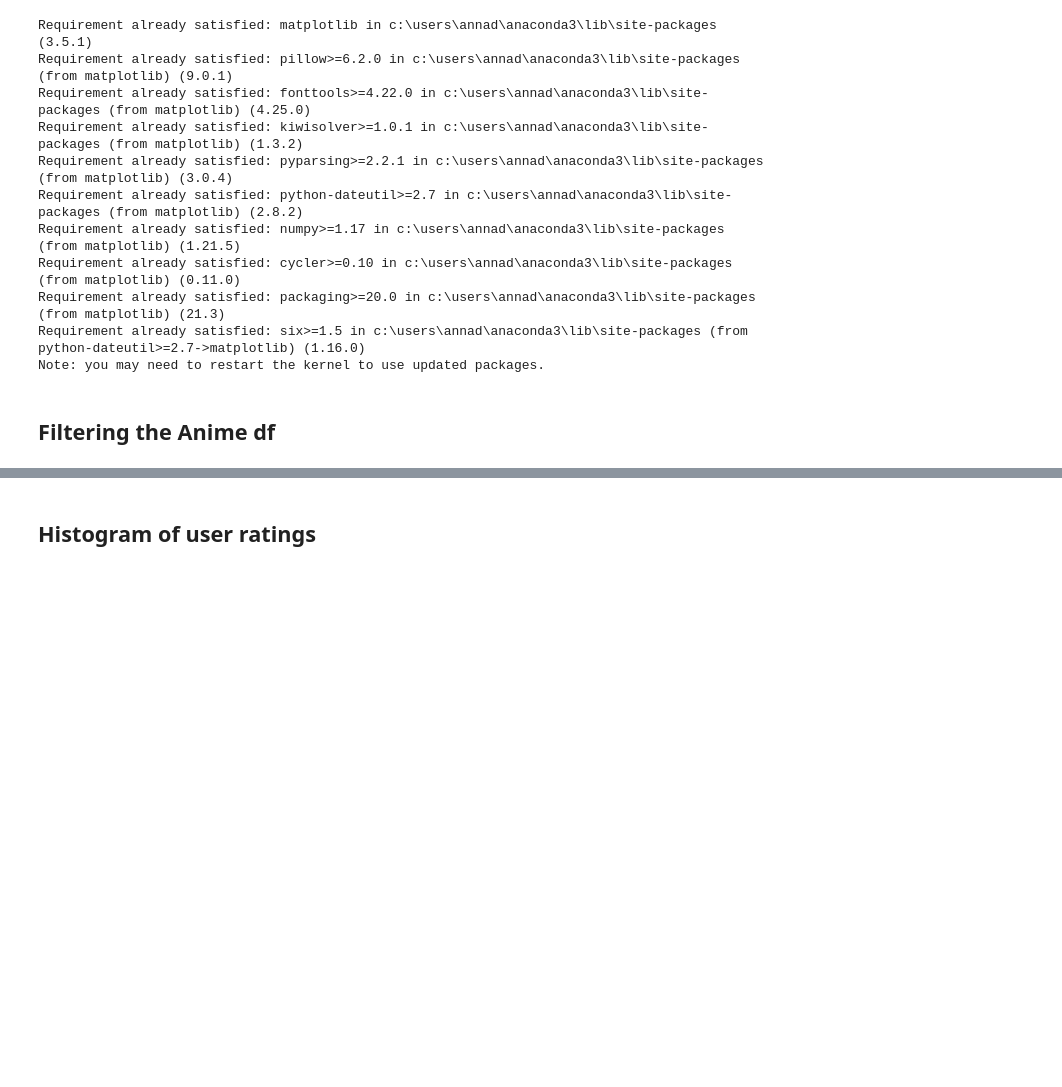
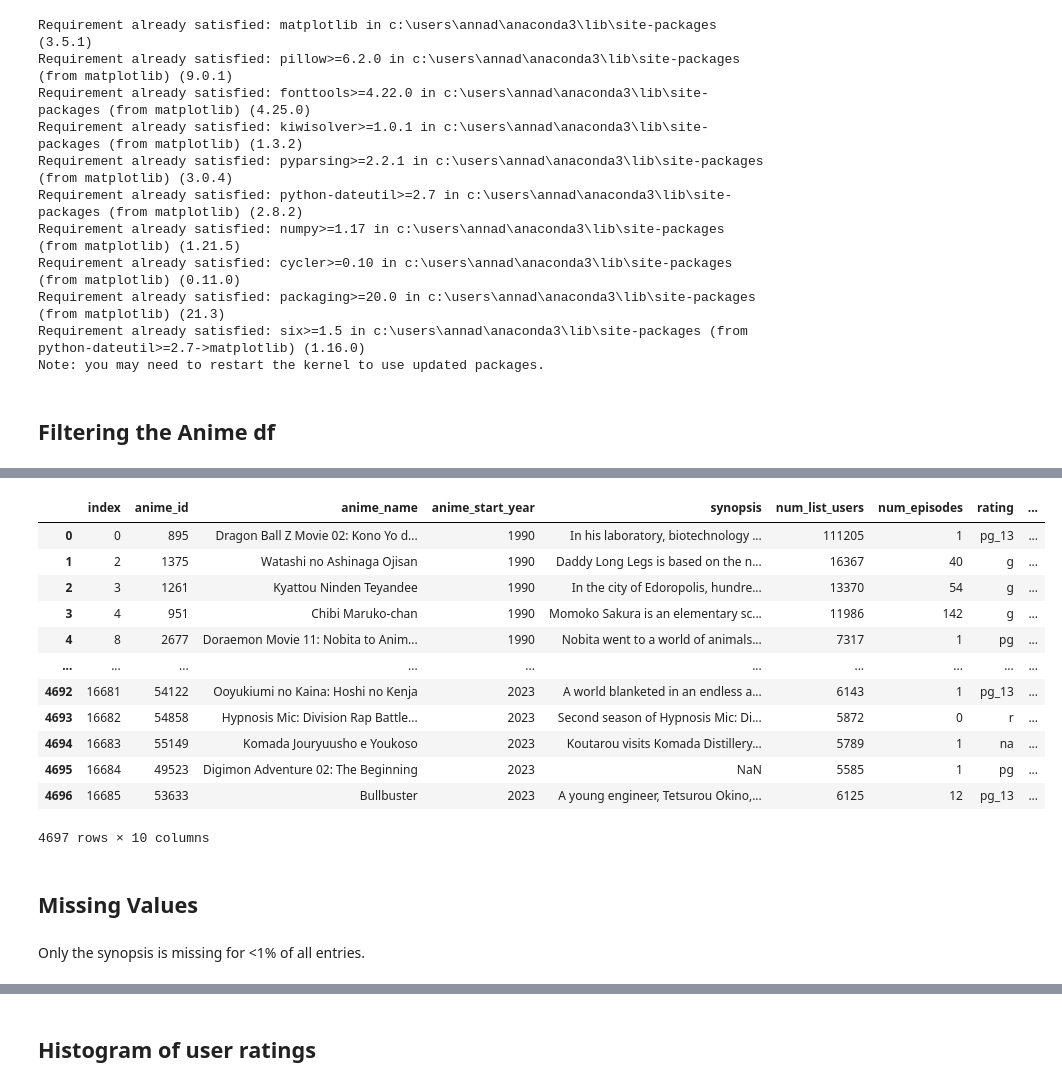
Before and after one commit to annaaa-li/mal_recommender, a Jupyter notebook: data review.ipynb, the cells around one changed output, grey strips where cells are left out. Cells and saved outputs as stored; diff of their text form; code cells hidden in the pictures; blank space fills up the shorter version.

```diff
--- a/data review.ipynb
+++ b/data review.ipynb
@@ -45,0 +59,26 @@ df[df['media_type'].isin(['tv', 'movie'])].loc[df['num_list_users'] >= 10000].re
+# %%
+# reformatting the df so all genres are in one column
+genres = anime["genre1"]+", "+anime["genre2"]+", "+anime["genre3"]+", "+anime["genre4"]+", "+ anime["genre5"]+", "+ anime["genre6"]+", "+ anime["genre7"]
+genres.replace(", na", "", regex=True, inplace=True)
+anime_ref =anime.drop(df.columns[[0,6,10,11, 12, 13, 14, 15, 16]], axis=1)
+anime_ref['genres'] = genres.tolist()
+# %%
+anime_ref
+# %% [output]
+|  | index | anime_id | anime_name | anime_start_year | synopsis | num_list_users | num_episodes | rating | ... |
+| 0 | 0 | 895 | Dragon Ball Z Movie 02: Kono Yo d... | 1990 | In his laboratory, biotechnology ... | 111205 | 1 | pg_13 | ... |
+| 1 | 2 | 1375 | Watashi no Ashinaga Ojisan | 1990 | Daddy Long Legs is based on the n... | 16367 | 40 | g | ... |
+| 2 | 3 | 1261 | Kyattou Ninden Teyandee | 1990 | In the city of Edoropolis, hundre... | 13370 | 54 | g | ... |
+| 3 | 4 | 951 | Chibi Maruko-chan | 1990 | Momoko Sakura is an elementary sc... | 11986 | 142 | g | ... |
+| 4 | 8 | 2677 | Doraemon Movie 11: Nobita to Anim... | 1990 | Nobita went to a world of animals... | 7317 | 1 | pg | ... |
+| ... | ... | ... | ... | ... | ... | ... | ... | ... | ... |
+| 4692 | 16681 | 54122 | Ooyukiumi no Kaina: Hoshi no Kenja | 2023 | A world blanketed in an endless a... | 6143 | 1 | pg_13 | ... |
+| 4693 | 16682 | 54858 | Hypnosis Mic: Division Rap Battle... | 2023 | Second season of Hypnosis Mic: Di... | 5872 | 0 | r | ... |
+| 4694 | 16683 | 55149 | Komada Jouryuusho e Youkoso | 2023 | Koutarou visits Komada Distillery... | 5789 | 1 | na | ... |
+| 4695 | 16684 | 49523 | Digimon Adventure 02: The Beginning | 2023 | NaN | 5585 | 1 | pg | ... |
+| 4696 | 16685 | 53633 | Bullbuster | 2023 | A young engineer, Tetsurou Okino,... | 6125 | 12 | pg_13 | ... |
+4697 rows × 10 columns
+# %% [markdown]
+## Missing Values
+# %% [markdown]
+Only the synopsis is missing for <1% of all entries.
```
Also changed, not shown: parts of 11 cells of this notebook.
